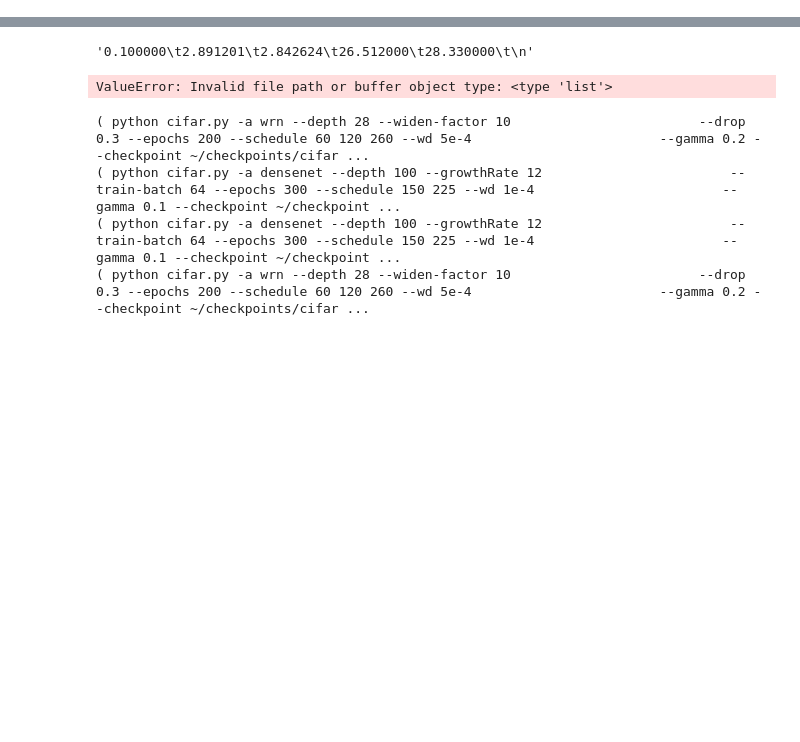
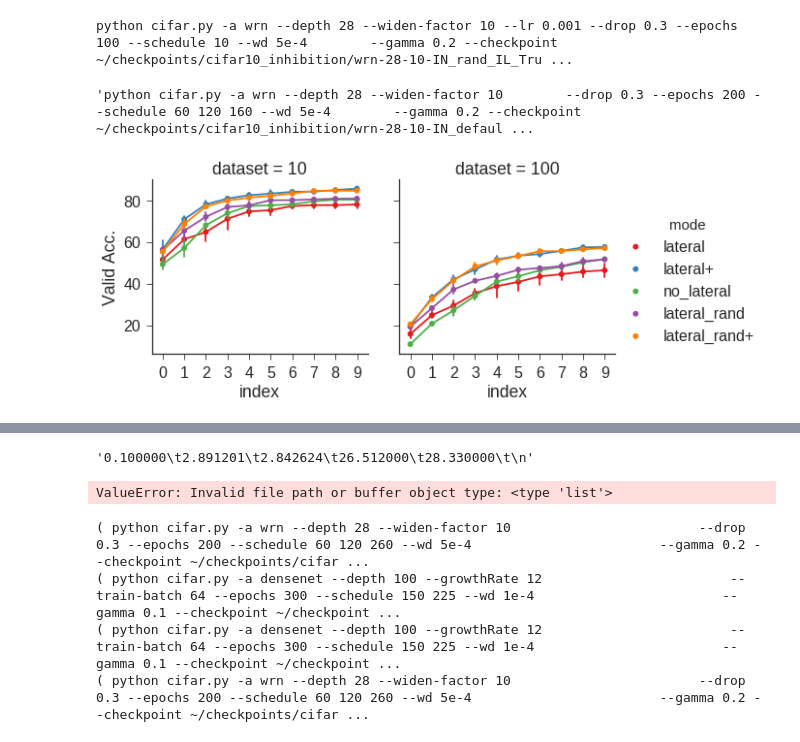
Before and after one commit to rosenfeldamir/pytorch-classification, a Jupyter notebook: Lateral Inhibition.ipynb, the cells around one changed output, grey strips where cells are left out. Drawn from its saved outputs; the diff is of its cells as text; code cells hidden in the pictures; blank space fills up the shorter version.

```diff
--- a/Lateral Inhibition.ipynb
+++ b/Lateral Inhibition.ipynb
@@ -0,0 +293,5 @@
+# %%
+cmd = 'python cifar.py -a wrn --depth 28 --widen-factor 10 --lr {lr} --drop 0.3 --epochs 100 --schedule {schedule} --wd 5e-4        --gamma 0.2 --checkpoint ~/checkpoints/cifar10_inhibition/wrn-28-10-IN_rand_IL_True-run_0_{optimizer} --lateral-inhibition rand --learn-inhibition True --dataset cifar10  --gpu_id 0 --optimizer {optimizer}'
+print cmd.format(schedule='10',optimizer='adam',lr=0.001)
+# %% [output]
+python cifar.py -a wrn --depth 28 --widen-factor 10 --lr 0.001 --drop 0.3 --epochs 100 --schedule 10 --wd 5e-4        --gamma 0.2 --checkpoint ~/checkpoints/cifar10_inhibition/wrn-28-10-IN_rand_IL_Tru ...
@@ -0,0 +300,9 @@
+# %%
+# just print the commands, use all gpus simultaneously
+
+for z in all_cmds:
+    break
+command_stuff = '{} --gpu_id {}'.format(z['cmd'],'1,2,3,4')
+command_stuff
+# %% [output]
+'python cifar.py -a wrn --depth 28 --widen-factor 10        --drop 0.3 --epochs 200 --schedule 60 120 160 --wd 5e-4        --gamma 0.2 --checkpoint ~/checkpoints/cifar10_inhibition/wrn-28-10-IN_defaul ...
@@ -0,0 +313,53 @@
+# %%
+#for my_arch in ['dense','wrn']:
+applyCummax=True
+for my_arch in ['wrn']:#,'dense']:
+    a = pickle.load(open('/home/amir/Downloads/results.pkl'))
+    from StringIO import StringIO
+    z = []
+    for aa in a:
+        theTable = L = '\n'.join(map(str.strip,aa['flines']))
+        aa_table = pd.read_table(StringIO(L)).reset_index()
+        aa_table['arch']=aa['arch']
+        if applyCummax:
+            aa_table['Valid Acc.'] = aa_table['Valid Acc.'].cummax()
+        if aa['arch']!=my_arch:
+            continue
+        #if aa['dataset']=='100':
+        #    continue
+
+        s = ''
+        lll = aa['lateral']
+        if lll=='none':
+            s = 'no_lateral'
+        elif lll=='default':
+            s = 'lateral'
+        elif lll=='rand':
+            s = 'lateral_rand'
+        if aa ['let_inhibition_learn']:
+            s+='+'
+        aa_table['mode'] = s
+        aa_table['let_inhibition_learn']=aa['let_inhibition_learn']
+        aa_table['let_inhibition_learn']=aa['let_inhibition_learn']
+        aa_table['lateral']=aa['lateral']
+        aa_table['dataset']=aa['dataset']
+        aa_table['trial']=aa['trial']
+
+        z.append(aa_table)
+        #z.append(aa_table)#[-50:])
+        #break
+    if len(z)==0:
+        continue
+    z = pd.concat(z)
+    sns.set_style("ticks")
+    sns.set_context('paper',font_scale=2,rc={'lines.linewidth': 1})#,'lines.markeredgewidth':10})
+    sns.set_palette(sns.color_palette("Set1", n_colors=5, desat=1))
+    g=sns.factorplot(data=z,x='index',y='Valid Acc.',col='dataset',hue='mode')#,linestyles='-')#,
+
+    #g=sns.factorplot(data=z,x='index',y='Valid Acc.',col='dataset',hue='mode',aspect=1)
+    #suptitle(my_arch)
+    #(data=aa_table[::10],x='index',y='Valid Acc.',aspect=2)
+    #g.set(xticklabels=[])
+#
+# %% [output]
+[figure, added]
```
Also changed, not shown: parts of 47 cells of this notebook, 11 other files.
